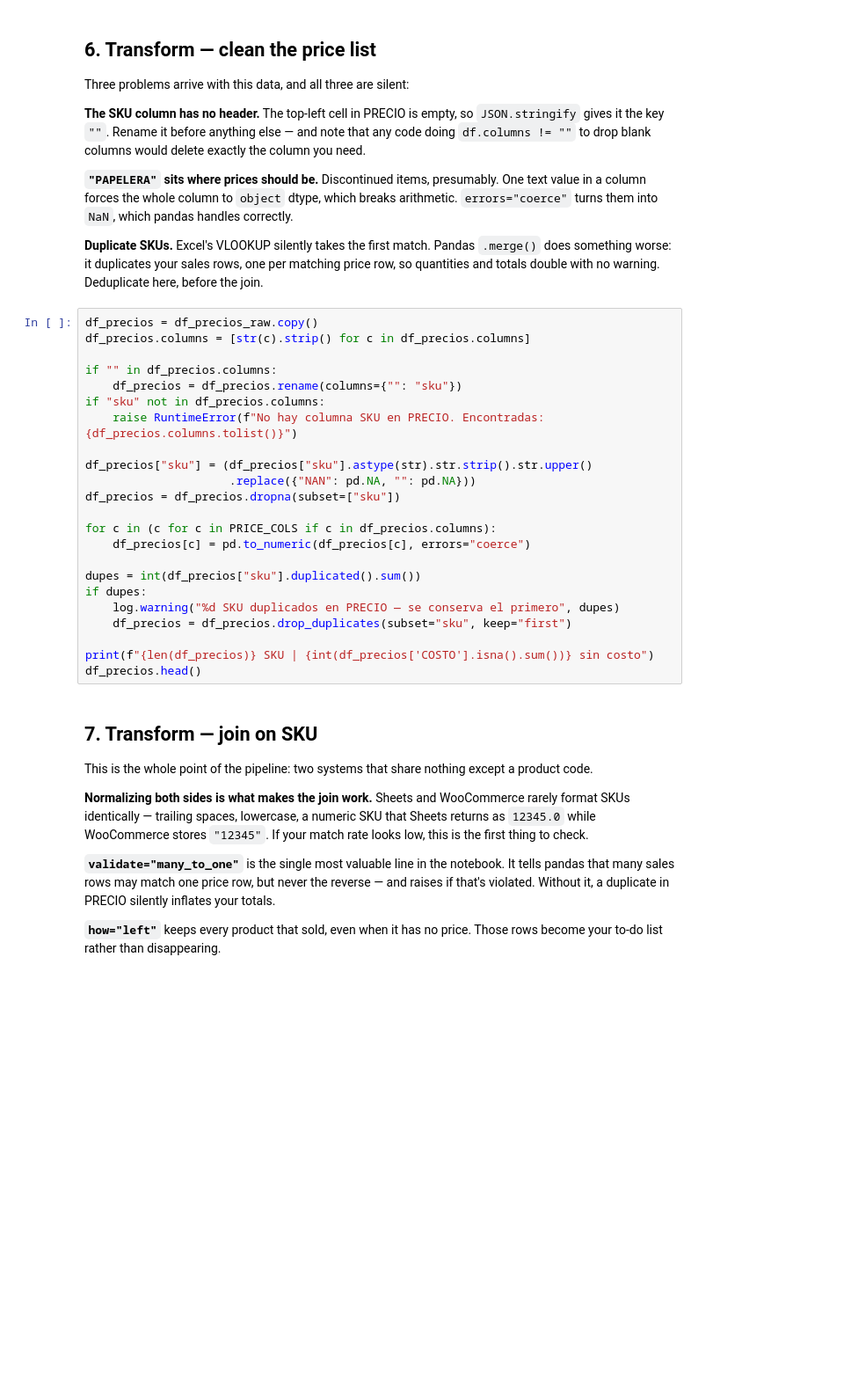
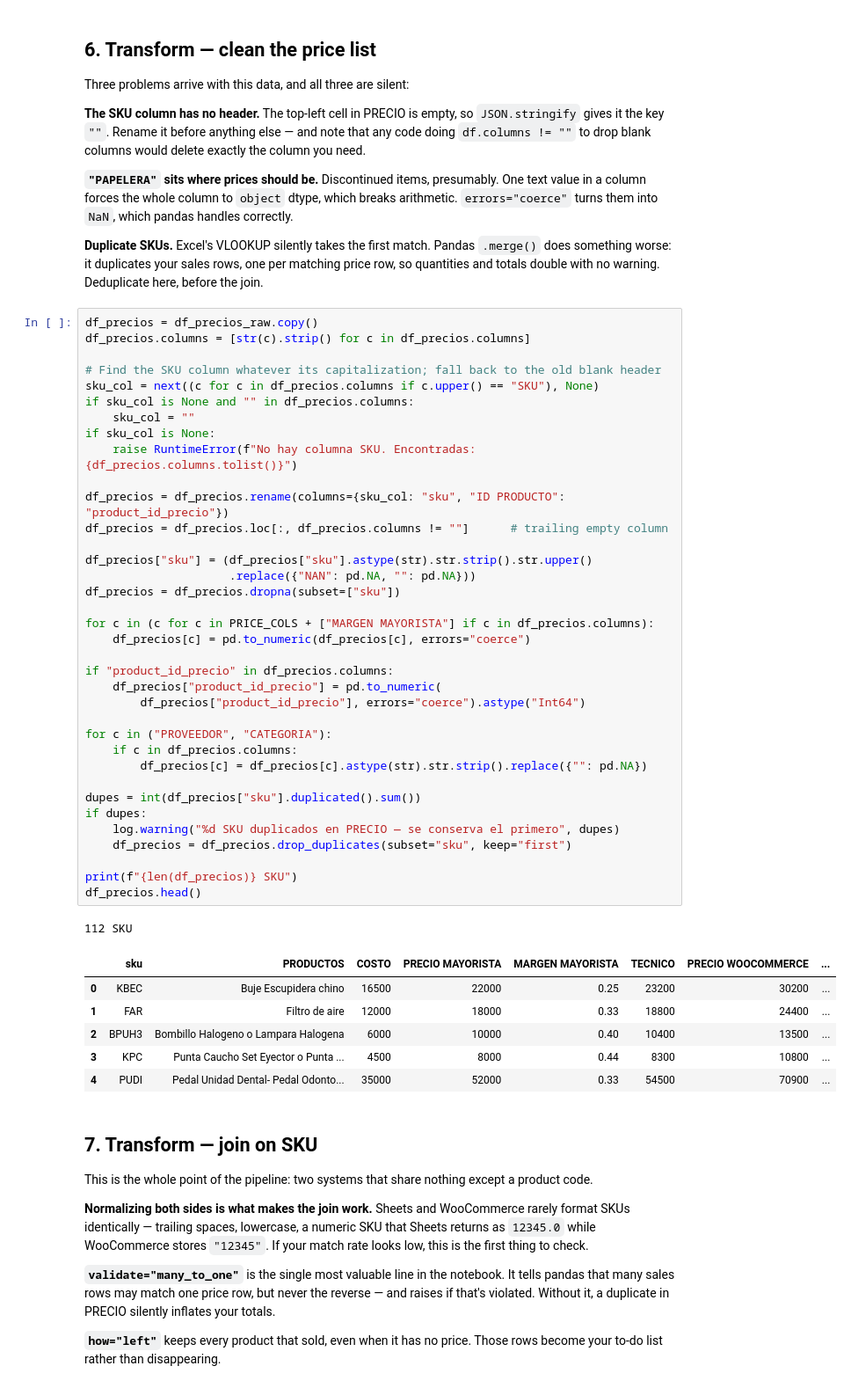
Before and after one commit to miguladg/woocommerce-lookup-table-check, a Jupyter notebook: Supplier_Report_ETL.ipynb, the cells around one changed output. Shown at 88% size. Cells and saved outputs as stored; diff of their text form; blank space fills up the shorter version.

```diff
--- a/Supplier_Report_ETL.ipynb
+++ b/Supplier_Report_ETL.ipynb
@@ -237,26 +241,47 @@ totals double with no warning. Deduplicate here, before the join.
 # %%
 df_precios = df_precios_raw.copy()
 df_precios.columns = [str(c).strip() for c in df_precios.columns]
 
-if "" in df_precios.columns:
-    df_precios = df_precios.rename(columns={"": "sku"})
-if "sku" not in df_precios.columns:
-    raise RuntimeError(f"No hay columna SKU en PRECIO. Encontradas: {df_precios.columns.tolist()}")
+# Find the SKU column whatever its capitalization; fall back to the old blank header
+sku_col = next((c for c in df_precios.columns if c.upper() == "SKU"), None)
+if sku_col is None and "" in df_precios.columns:
+    sku_col = ""
+if sku_col is None:
+    raise RuntimeError(f"No hay columna SKU. Encontradas: {df_precios.columns.tolist()}")
+
+df_precios = df_precios.rename(columns={sku_col: "sku", "ID PRODUCTO": "product_id_precio"})
+df_precios = df_precios.loc[:, df_precios.columns != ""]      # trailing empty column
 
 df_precios["sku"] = (df_precios["sku"].astype(str).str.strip().str.upper()
                      .replace({"NAN": pd.NA, "": pd.NA}))
 df_precios = df_precios.dropna(subset=["sku"])
 
-for c in (c for c in PRICE_COLS if c in df_precios.columns):
+for c in (c for c in PRICE_COLS + ["MARGEN MAYORISTA"] if c in df_precios.columns):
     df_precios[c] = pd.to_numeric(df_precios[c], errors="coerce")
+
+if "product_id_precio" in df_precios.columns:
+    df_precios["product_id_precio"] = pd.to_numeric(
+        df_precios["product_id_precio"], errors="coerce").astype("Int64")
+
+for c in ("PROVEEDOR", "CATEGORIA"):
+    if c in df_precios.columns:
+        df_precios[c] = df_precios[c].astype(str).str.strip().replace({"": pd.NA})
 
 dupes = int(df_precios["sku"].duplicated().sum())
 if dupes:
     log.warning("%d SKU duplicados en PRECIO — se conserva el primero", dupes)
     df_precios = df_precios.drop_duplicates(subset="sku", keep="first")
 
-print(f"{len(df_precios)} SKU | {int(df_precios['COSTO'].isna().sum())} sin costo")
+print(f"{len(df_precios)} SKU")
 df_precios.head()
+# %% [output]
+112 SKU
+|  | sku | PRODUCTOS | COSTO | PRECIO MAYORISTA | MARGEN MAYORISTA | TECNICO | PRECIO WOOCOMMERCE | ... |
+| 0 | KBEC | Buje Escupidera chino | 16500 | 22000 | 0.25 | 23200 | 30200 | ... |
+| 1 | FAR | Filtro de aire | 12000 | 18000 | 0.33 | 18800 | 24400 | ... |
+| 2 | BPUH3 | Bombillo Halogeno o Lampara Halogena | 6000 | 10000 | 0.40 | 10400 | 13500 | ... |
+| 3 | KPC | Punta Caucho Set Eyector o Punta ... | 4500 | 8000 | 0.44 | 8300 | 10800 | ... |
+| 4 | PUDI | Pedal Unidad Dental- Pedal Odonto... | 35000 | 52000 | 0.33 | 54500 | 70900 | ... |
 # %% [markdown]
 ## 7. Transform — join on SKU
 
```
Also changed, not shown: parts of 11 cells of this notebook, 3 other files.
